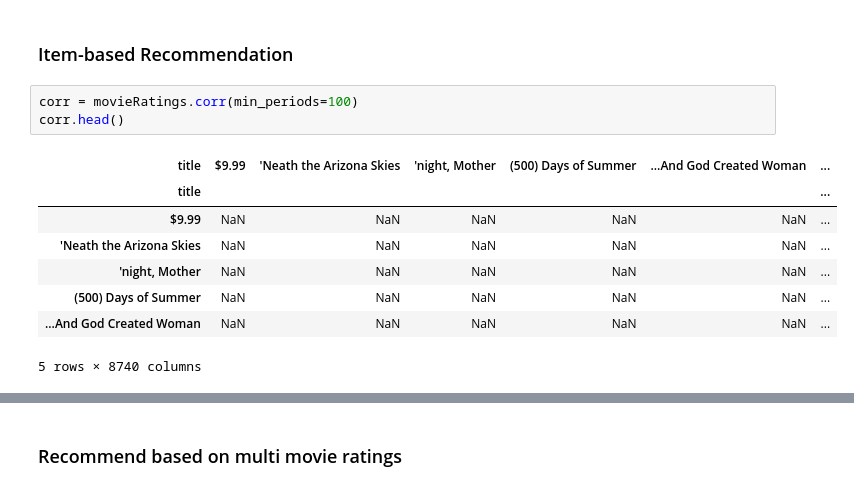
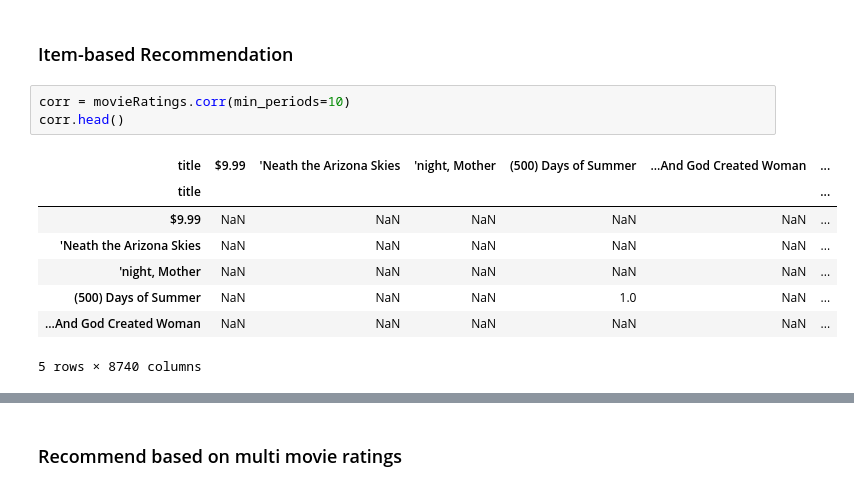
Before and after one commit to kensuke0529/Rec-sys, a Jupyter notebook: notebook/1. user_based_recommender.ipynb, the cells around one changed output, grey strips where cells are left out. Drawn from its saved outputs; the diff is of its cells as text.

```diff
--- a/notebook/user_based_recommender.ipynb
+++ b/notebook/1. user_based_recommender.ipynb
@@ -156,14 +150,14 @@ get_similar_movie_user_based('Star Wars', 10)
 # %% [markdown]
 ### Item-based Recommendation
 # %%
-corr = movieRatings.corr(min_periods=100)
+corr = movieRatings.corr(min_periods=10)
 corr.head()
 # %% [output]
 | title | $9.99 | 'Neath the Arizona Skies | 'night, Mother | (500) Days of Summer | ...And God Created Woman | ... |
 | title |  |  |  |  |  | ... |
 | $9.99 | NaN | NaN | NaN | NaN | NaN | ... |
 | 'Neath the Arizona Skies | NaN | NaN | NaN | NaN | NaN | ... |
 | 'night, Mother | NaN | NaN | NaN | NaN | NaN | ... |
-| (500) Days of Summer | NaN | NaN | NaN | NaN | NaN | ... |
+| (500) Days of Summer | NaN | NaN | NaN | 1.0 | NaN | ... |
 | ...And God Created Woman | NaN | NaN | NaN | NaN | NaN | ... |
 5 rows × 8740 columns
```
Also changed, not shown: parts of 11 cells of this notebook.
